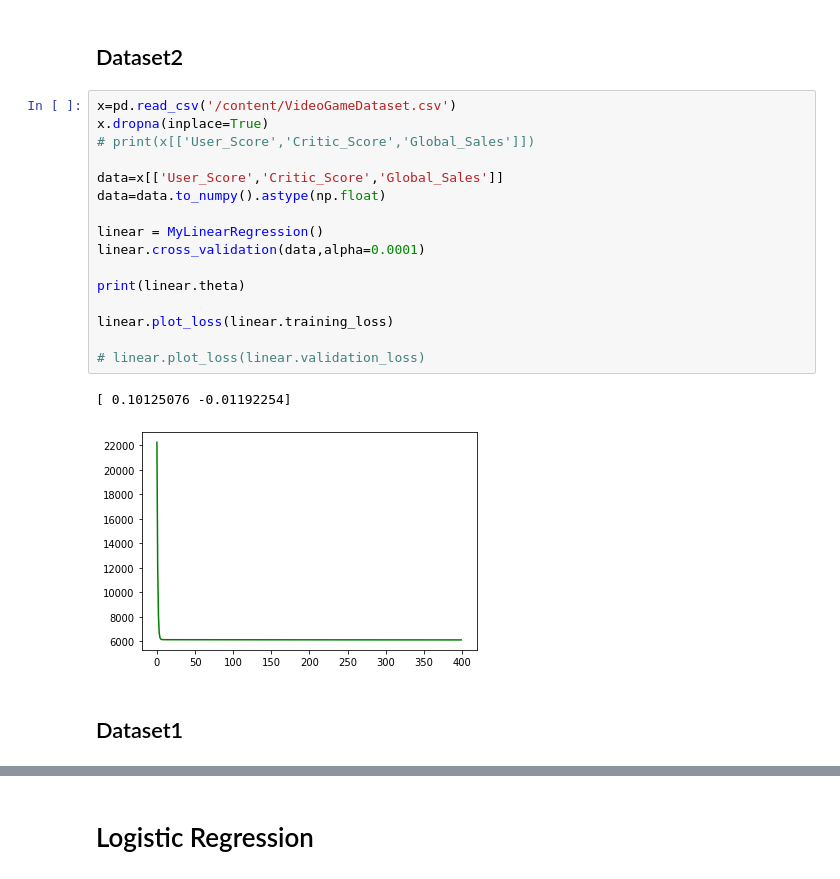
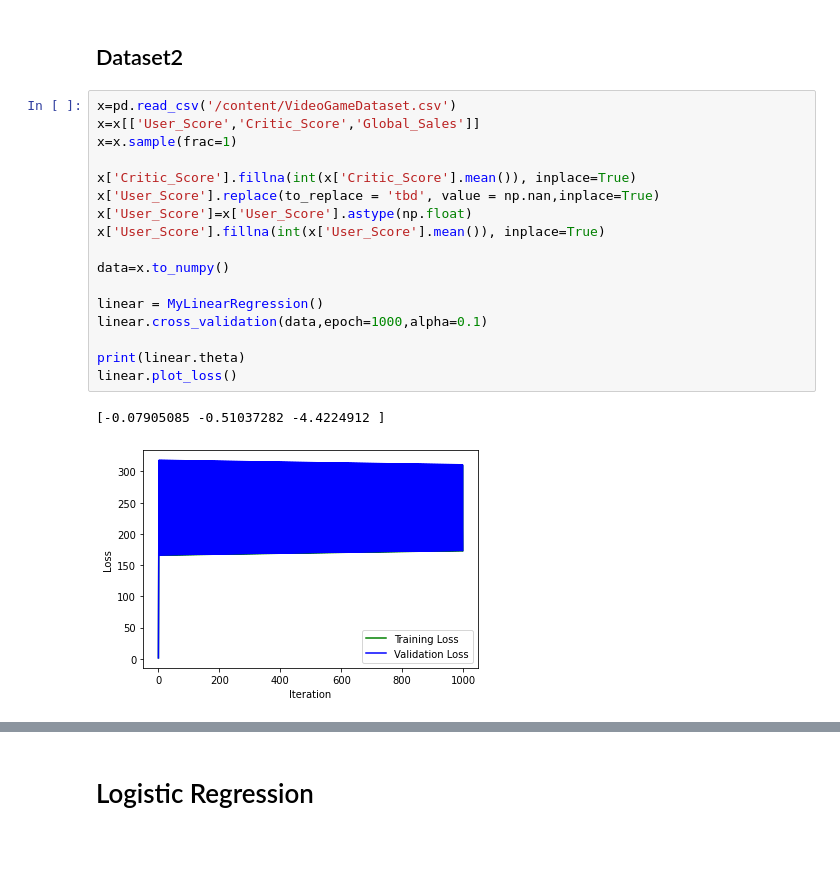
Before and after one commit to itissandeep98/ML-Assignments, a Jupyter notebook: ML_Assignment1.ipynb, the cells around one changed output, grey strips where cells are left out. Saved outputs shown, nothing was run; the diff lists cells and outputs as text; blank space fills up the shorter version.

```diff
--- a/ML_Assignment1.ipynb
+++ b/ML_Assignment1.ipynb
@@ -149,22 +248,21 @@ class MyLinearRegression():
 ## Dataset2
 # %%
 x=pd.read_csv('/content/VideoGameDataset.csv')
-x.dropna(inplace=True)
-# print(x[['User_Score','Critic_Score','Global_Sales']])
+x=x[['User_Score','Critic_Score','Global_Sales']]
+x=x.sample(frac=1)
 
-data=x[['User_Score','Critic_Score','Global_Sales']]
-data=data.to_numpy().astype(np.float)
+x['Critic_Score'].fillna(int(x['Critic_Score'].mean()), inplace=True)
+x['User_Score'].replace(to_replace = 'tbd', value = np.nan,inplace=True)
+x['User_Score']=x['User_Score'].astype(np.float)
+x['User_Score'].fillna(int(x['User_Score'].mean()), inplace=True)
+
+data=x.to_numpy()
 
 linear = MyLinearRegression()
-linear.cross_validation(data,alpha=0.0001)
+linear.cross_validation(data,epoch=1000,alpha=0.1)
 
 print(linear.theta)
-
-linear.plot_loss(linear.training_loss)
-
-# linear.plot_loss(linear.validation_loss)
+linear.plot_loss()
 # %% [output]
-[ 0.10125076 -0.01192254]
+[-0.07905085 -0.51037282 -4.4224912 ]
-[figure, old version]
+[figure, new version]
-# %% [markdown]
-## Dataset1
```
Also changed, not shown: parts of 6 cells of this notebook.
